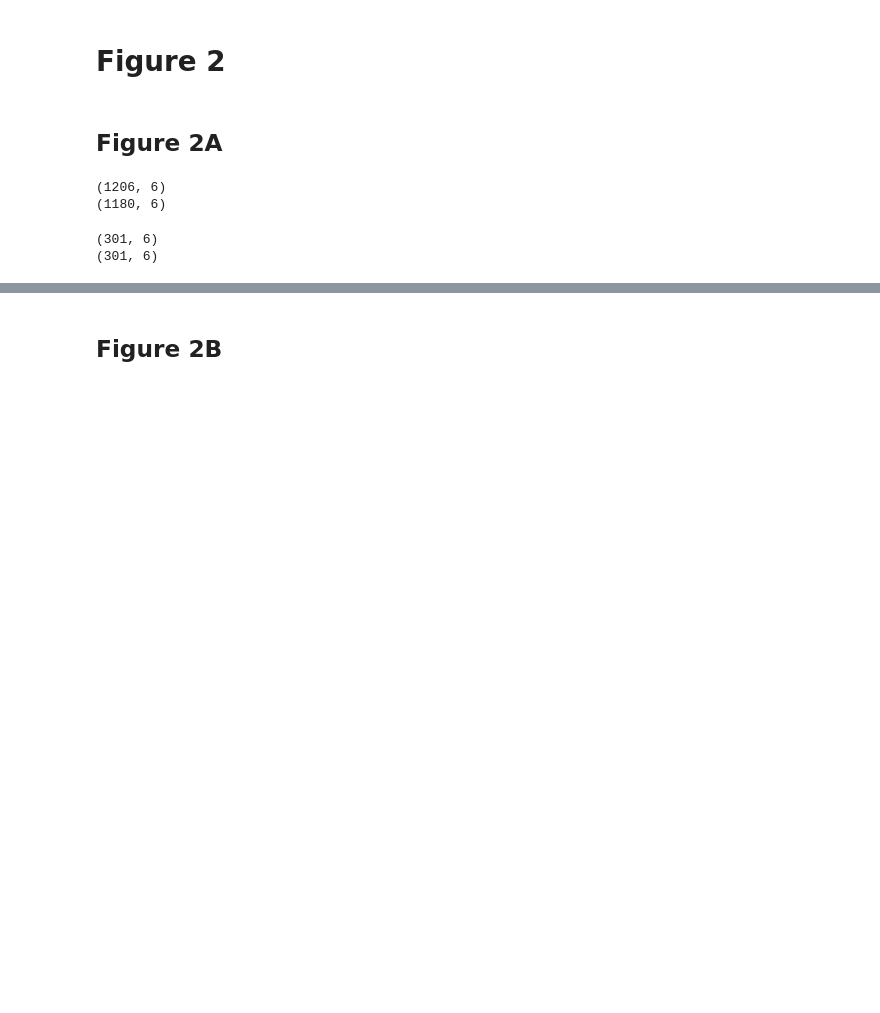
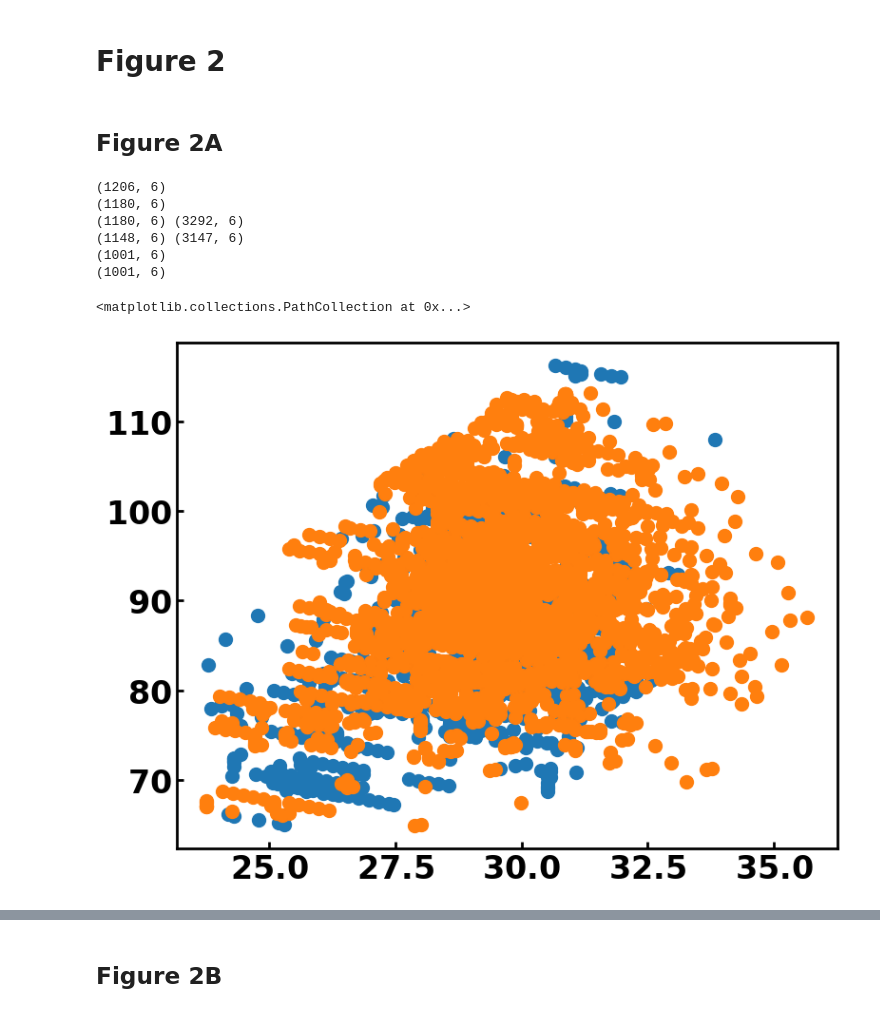
Before and after one commit to SWAN88/AuNR_DA, a Jupyter notebook: 051324_AuNR_DA_figures.ipynb, the cells around one changed output, grey strips where cells are left out. Drawn from its saved outputs; the diff is of its cells as text; code cells hidden in the pictures; blank space fills up the shorter version.

```diff
--- a/051324_AuNR_DA_figures.ipynb
+++ b/051324_AuNR_DA_figures.ipynb
@@ -266,12 +266,3 @@ ito_data = ito_data.drop(['corrcoef'], axis=1)
 # yl_ito = ito_data['length']
 # %% [markdown]
 ## Figure 2A
-# %%
-print(glass_data.shape)
-# exclude the distribution with longer linwdith
-glass_data = glass_data[(glass_data['width'] > ito_data['width'].min()) & (glass_data['width'] < ito_data['width'].max())
-                       & (glass_data['length'] > ito_data['length'].min()) & (glass_data['length'] < ito_data['length'].max())]
-print(glass_data.shape)
-# %% [output]
-(1206, 6)
-(1180, 6)
@@ -282,15 +269,46 @@ ito_sample = ito_data.sample(n=300, random_state=42)
-# %%
-# further control the dataset so that all aspect ratio in glass can fall into the range of ITO's ratio
-ito_ratio_min = ito_data['ratio'].min()
-ito_ratio_max = ito_data['ratio'].max()
-
-print(glass_sample.shape)
-glass_sample = glass_sample[(glass_sample['ratio'] > ito_ratio_min) & (glass_sample['ratio'] < ito_ratio_max)]
-glass_sample = glass_sample.reset_index(drop=True)
-print(glass_sample.shape)
-# %% [output]
-(301, 6)
-(301, 6)
+# %%
+print(glass_data.shape)
+# exclude the distribution with longer linwdith
+glass_data = glass_data[(glass_data['width'] > ito_data['width'].min()) & (glass_data['width'] < ito_data['width'].max())
+                       & (glass_data['length'] > ito_data['length'].min()) & (glass_data['length'] < ito_data['length'].max())]
+print(glass_data.shape)
+
+ratio_thre = 3.8
+print(glass_data.shape, ito_data.shape)
+glass_data = glass_data[glass_data['ratio'] < ratio_thre]
+ito_data = ito_data[ito_data['ratio'] < ratio_thre]
+print(glass_data.shape, ito_data.shape)
+
+# Randomly sample 1000 rows from each dataframe
+glass_sample = glass_data.sample(n=1001, random_state=2)
+ito_sample = ito_data.sample(n=1000, random_state=2)
+
+# further control the dataset so that all aspect ratio in glass can fall into the range of ITO's ratio
+ito_ratio_min = ito_data['ratio'].min()
+ito_ratio_max = ito_data['ratio'].max()
+
+print(glass_sample.shape)
+glass_sample = glass_sample[(glass_sample['ratio'] > ito_ratio_min) & (glass_sample['ratio'] < ito_ratio_max)]
+glass_sample = glass_sample.reset_index(drop=True)
+print(glass_sample.shape)
+# %% [output]
+(1206, 6)
+(1180, 6)
+(1180, 6) (3292, 6)
+(1148, 6) (3147, 6)
+(1001, 6)
+(1001, 6)
+# %%
+plt.scatter(glass_data['width'], glass_data['length'])
+plt.scatter(ito_data['width'], ito_data['length'])
+
+# plt.scatter(glass_sample['width'], glass_sample['length'])
+# plt.scatter(ito_sample['width'], ito_sample['length'])
+# plt.xlim(10, 120)
+# plt.ylim(10, 120)
+# %% [output]
+<matplotlib.collections.PathCollection at 0x...>
+[figure, added]
 # %%
 fig, ax_main = plt.subplots()
 
```
Also changed, not shown: parts of 9 cells of this notebook.
